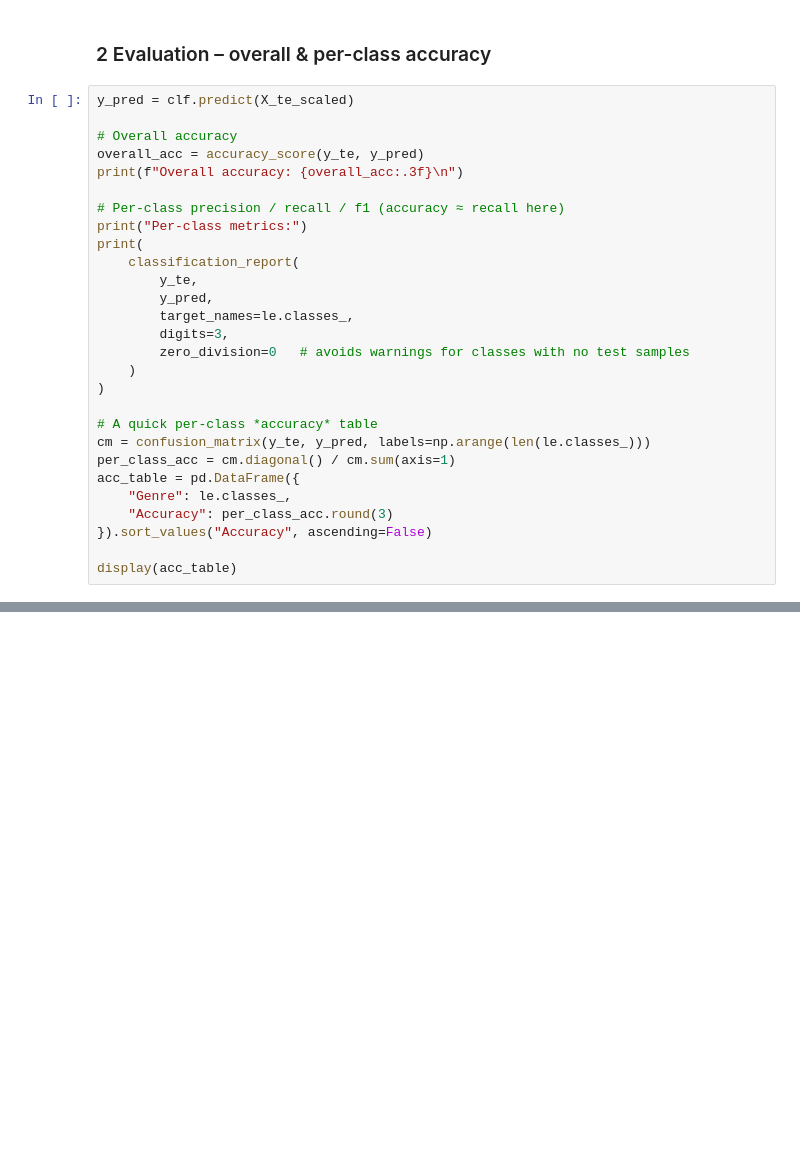
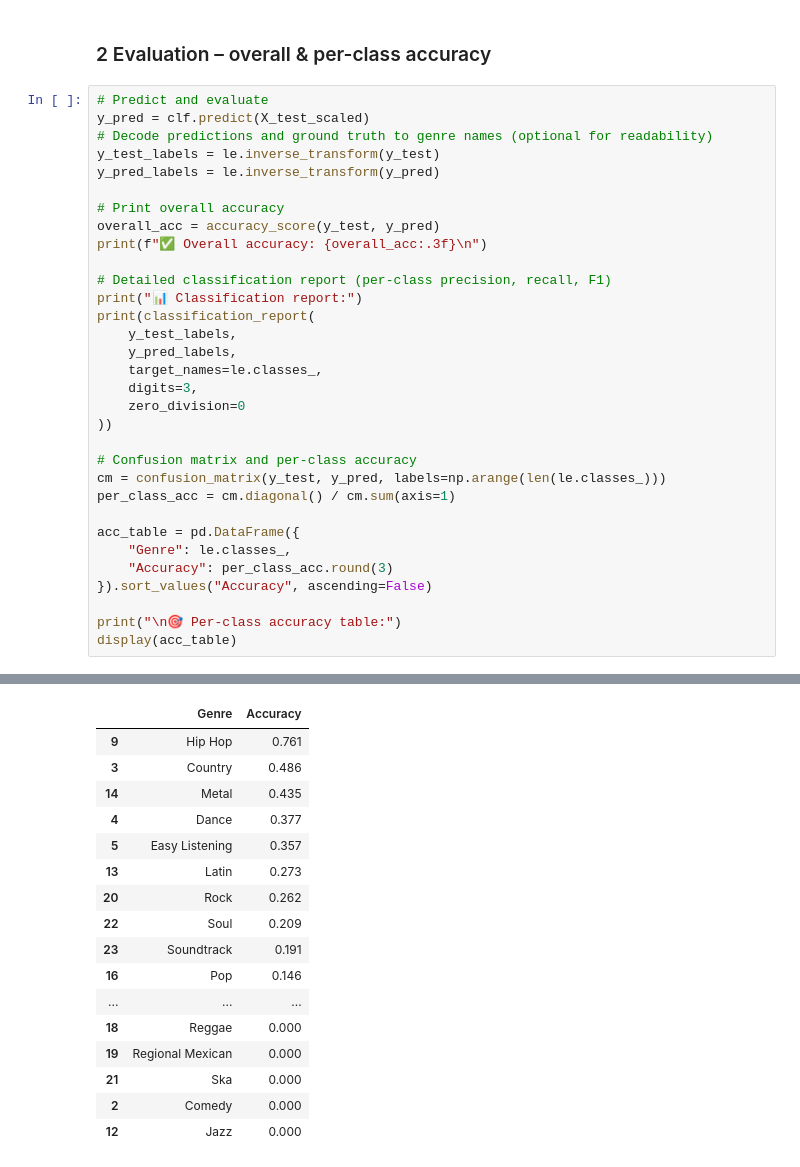
Before and after one commit to com-480-data-visualization/com-480-project-Certified-Lover-Data, a Jupyter notebook: milestones/M3/genre_classifier.ipynb, the cells around one changed output, grey strips where cells are left out. Drawn from its saved outputs; the diff is of its cells as text; blank space fills up the shorter version.

Commit message:
Added genre classifier and the code

```diff
--- a/milestones/M3/genre_classifier.ipynb
+++ b/milestones/M3/genre_classifier.ipynb
@@ -136,31 +92,35 @@ KeyboardInterrupt:
 # %% [markdown]
 ### 2 Evaluation – overall & per-class accuracy
 # %%
-y_pred = clf.predict(X_te_scaled)
+# Predict and evaluate
+y_pred = clf.predict(X_test_scaled)
+# Decode predictions and ground truth to genre names (optional for readability)
+y_test_labels = le.inverse_transform(y_test)
+y_pred_labels = le.inverse_transform(y_pred)
 
-# Overall accuracy
-overall_acc = accuracy_score(y_te, y_pred)
-print(f"Overall accuracy: {overall_acc:.3f}\n")
+# Print overall accuracy
+overall_acc = accuracy_score(y_test, y_pred)
+print(f"✅ Overall accuracy: {overall_acc:.3f}\n")
 
-# Per-class precision / recall / f1 (accuracy ≈ recall here)
-print("Per-class metrics:")
-print(
-    classification_report(
-        y_te,
-        y_pred,
-        target_names=le.classes_,
-        digits=3,
-        zero_division=0   # avoids warnings for classes with no test samples
-    )
-)
+# Detailed classification report (per-class precision, recall, F1)
+print("📊 Classification report:")
+print(classification_report(
+    y_test_labels,
+    y_pred_labels,
+    target_names=le.classes_,
+    digits=3,
+    zero_division=0
+))
 
-# A quick per-class *accuracy* table
-cm = confusion_matrix(y_te, y_pred, labels=np.arange(len(le.classes_)))
+# Confusion matrix and per-class accuracy
+cm = confusion_matrix(y_test, y_pred, labels=np.arange(len(le.classes_)))
 per_class_acc = cm.diagonal() / cm.sum(axis=1)
+
 acc_table = pd.DataFrame({
     "Genre": le.classes_,
     "Accuracy": per_class_acc.round(3)
 }).sort_values("Accuracy", ascending=False)
 
+print("\n🎯 Per-class accuracy table:")
 display(acc_table)
 # %% [output]
@@ -167,0 +144,17 @@ AttributeError: 'list' object has no attribute 'take'
+|  | Genre | Accuracy |
+| 9 | Hip Hop | 0.761 |
+| 3 | Country | 0.486 |
+| 14 | Metal | 0.435 |
+| 4 | Dance | 0.377 |
+| 5 | Easy Listening | 0.357 |
+| 13 | Latin | 0.273 |
+| 20 | Rock | 0.262 |
+| 22 | Soul | 0.209 |
+| 23 | Soundtrack | 0.191 |
+| 16 | Pop | 0.146 |
+| ... | ... | ... |
+| 18 | Reggae | 0.000 |
+| 19 | Regional Mexican | 0.000 |
+| 21 | Ska | 0.000 |
+| 2 | Comedy | 0.000 |
+| 12 | Jazz | 0.000 |
```
Also changed, not shown: parts of 10 cells of this notebook, 3 other files.
